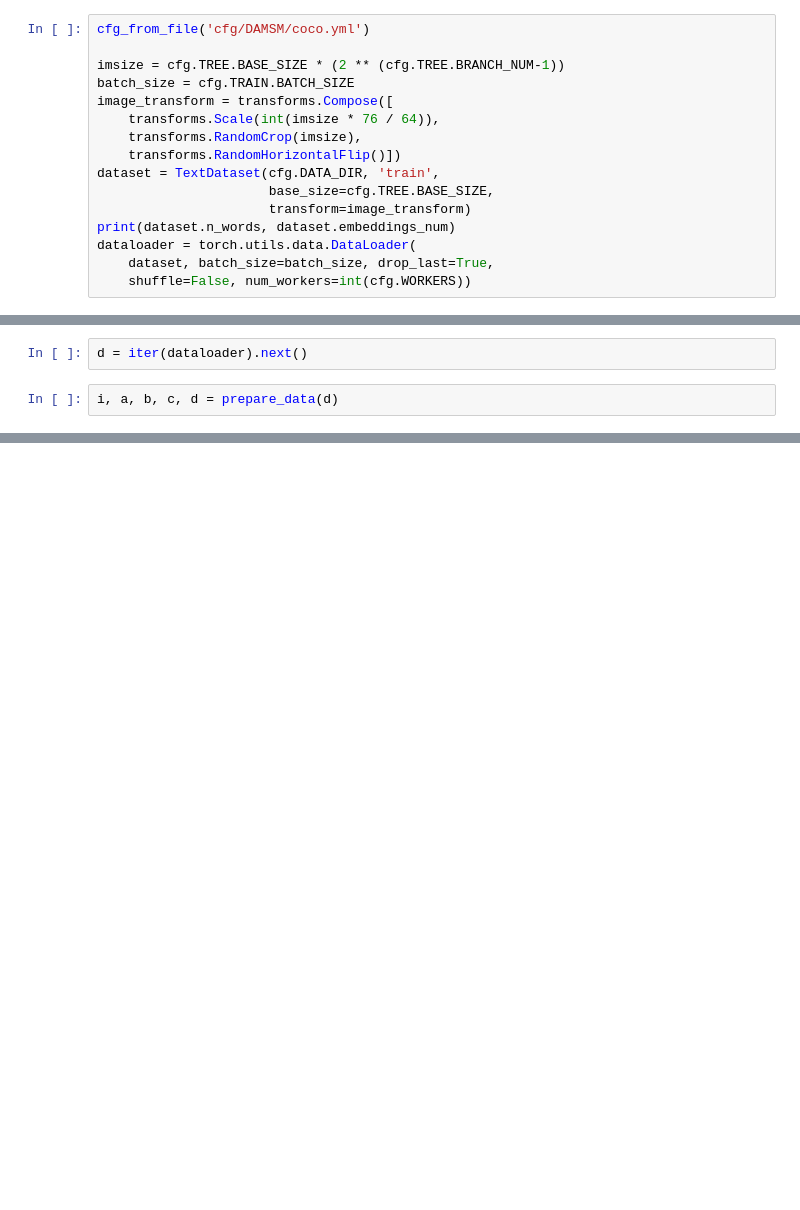
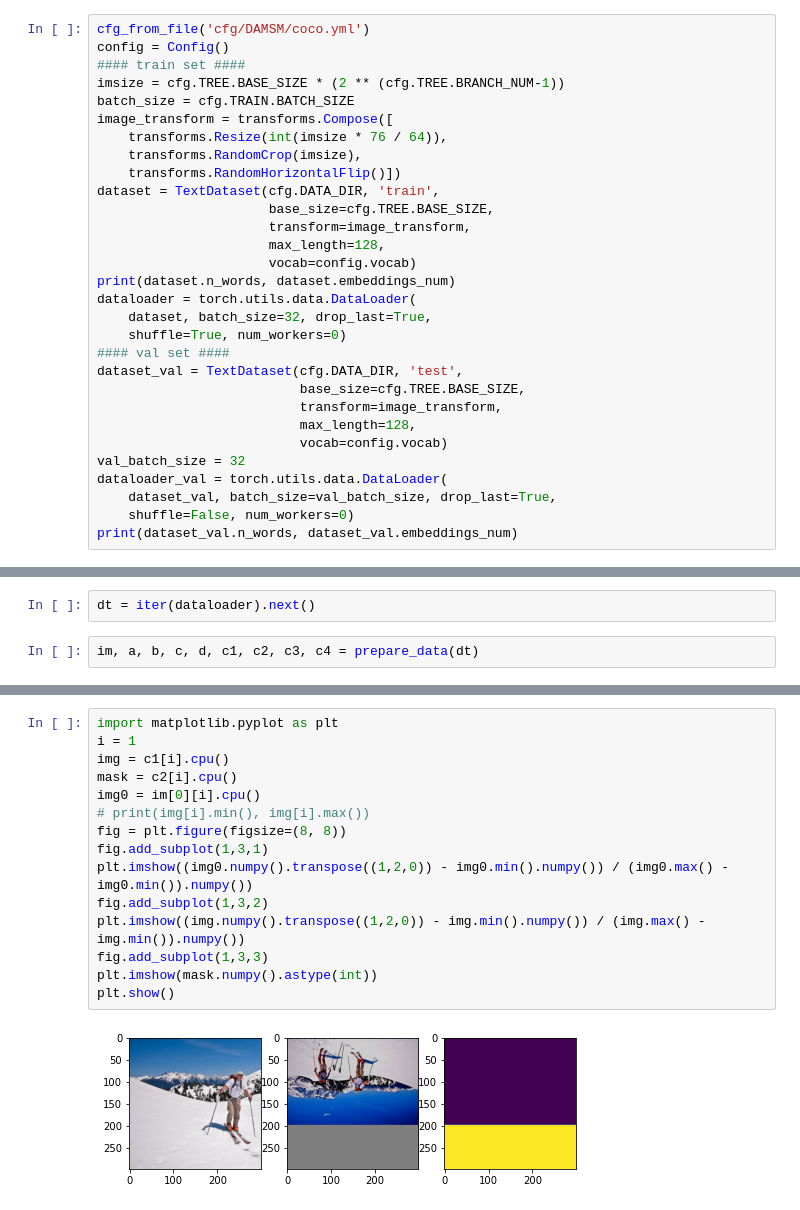
Before and after one commit to mshaikh2/MMRL, a Jupyter notebook: code/catr_damsm_dataloader.ipynb, the cells around one changed output, grey strips where cells are left out. Saved outputs shown, nothing was run; the diff lists cells and outputs as text; blank space fills up the shorter version.

```diff
--- a/code/catr_damsm_dataloader.ipynb
+++ b/code/catr_damsm_dataloader.ipynb
@@ -38,17 +57,31 @@ from torch.utils.tensorboard import SummaryWriter
 # %%
 cfg_from_file('cfg/DAMSM/coco.yml')
-
+config = Config()
+#### train set ####
 imsize = cfg.TREE.BASE_SIZE * (2 ** (cfg.TREE.BRANCH_NUM-1))
 batch_size = cfg.TRAIN.BATCH_SIZE
 image_transform = transforms.Compose([
-    transforms.Scale(int(imsize * 76 / 64)),
+    transforms.Resize(int(imsize * 76 / 64)),
     transforms.RandomCrop(imsize),
     transforms.RandomHorizontalFlip()])
 dataset = TextDataset(cfg.DATA_DIR, 'train',
                       base_size=cfg.TREE.BASE_SIZE,
-                      transform=image_transform)
+                      transform=image_transform,
+                      max_length=128,
+                      vocab=config.vocab)
 print(dataset.n_words, dataset.embeddings_num)
 dataloader = torch.utils.data.DataLoader(
-    dataset, batch_size=batch_size, drop_last=True,
-    shuffle=False, num_workers=int(cfg.WORKERS))
+    dataset, batch_size=32, drop_last=True,
+    shuffle=True, num_workers=0)
+#### val set ####
+dataset_val = TextDataset(cfg.DATA_DIR, 'test',
+                          base_size=cfg.TREE.BASE_SIZE,
+                          transform=image_transform,
+                          max_length=128,
+                          vocab=config.vocab)
+val_batch_size = 32
+dataloader_val = torch.utils.data.DataLoader(
+    dataset_val, batch_size=val_batch_size, drop_last=True,
+    shuffle=False, num_workers=0)
+print(dataset_val.n_words, dataset_val.embeddings_num)
 # %% [output]
@@ -60,4 +97,4 @@ Load from:  /media/MyDataStor1/mmrl/MMRL/data/coco/captions.pickle
 # %%
-d = iter(dataloader).next()
+dt = iter(dataloader).next()
 # %%
-i, a, b, c, d = prepare_data(d)
+im, a, b, c, d, c1, c2, c3, c4 = prepare_data(dt)
@@ -77,0 +121,17 @@ Clipping input data to the valid range for imshow with RGB data ([0..1] for floa
+# %%
+import matplotlib.pyplot as plt
+i = 1
+img = c1[i].cpu()
+mask = c2[i].cpu()
+img0 = im[0][i].cpu()
+# print(img[i].min(), img[i].max())
+fig = plt.figure(figsize=(8, 8))
+fig.add_subplot(1,3,1)
+plt.imshow((img0.numpy().transpose((1,2,0)) - img0.min().numpy()) / (img0.max() - img0.min()).numpy())
+fig.add_subplot(1,3,2)
+plt.imshow((img.numpy().transpose((1,2,0)) - img.min().numpy()) / (img.max() - img.min()).numpy())
+fig.add_subplot(1,3,3)
+plt.imshow(mask.numpy().astype(int))
+plt.show()
+# %% [output]
+[figure, added]
```
Also changed, not shown: parts of 22 cells of this notebook, 10 other files.
